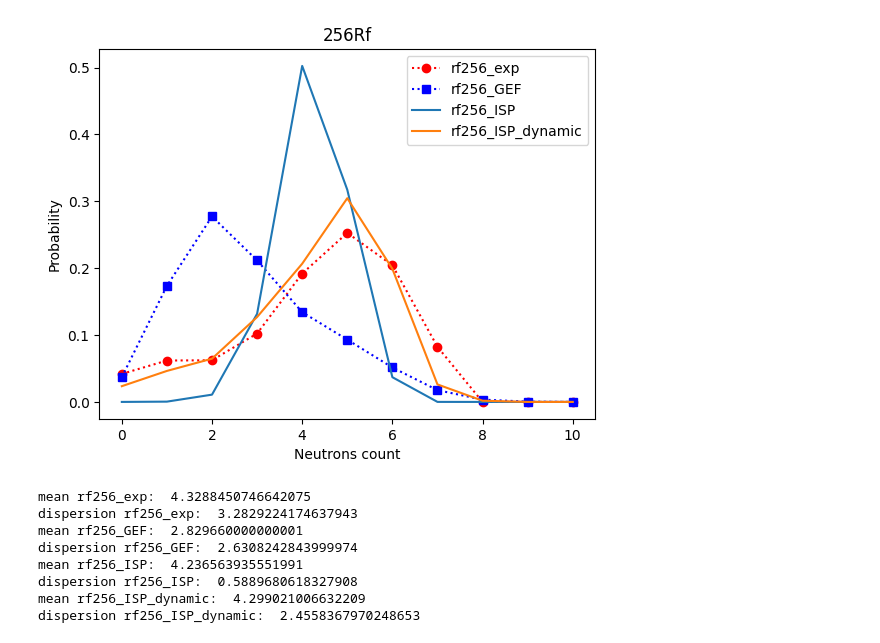
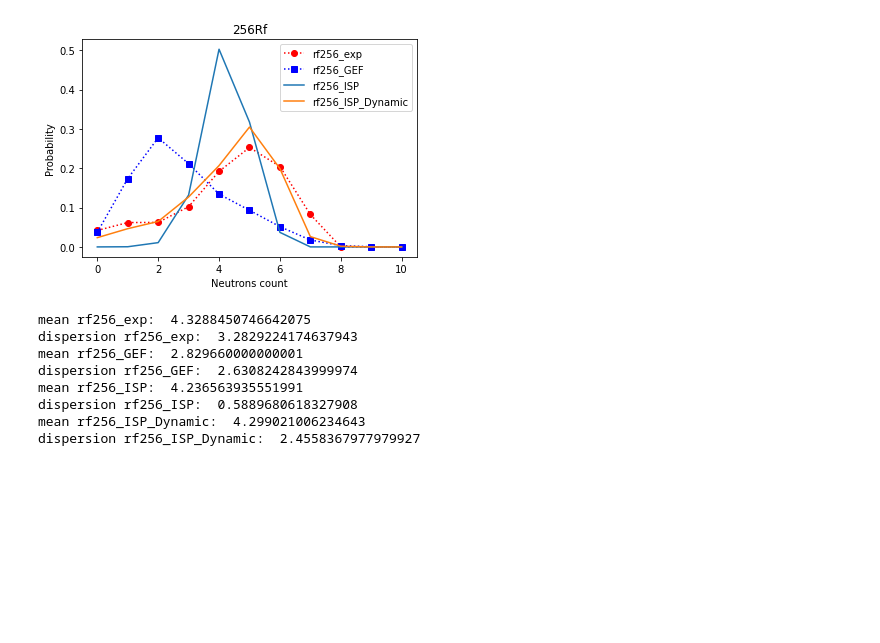
Before and after one commit to siberianisaev/NeutronBarrel, a Jupyter notebook: Python/KStest.ipynb, the cells around one changed output. Drawn from its saved outputs; the diff is of its cells as text; code cells hidden in the pictures; blank space fills up the shorter version.

```diff
--- a/Python/KStest.ipynb
+++ b/Python/KStest.ipynb
@@ -446,56 +464,57 @@ rf256_GEF  = np.array([0.03702,
 rf256_ISP  = np.array([4.05181991626925E-06,
                        0.000433425998227,
                        0.010878532809558,
                        0.131780114312462,
                        0.502530027114439,
                        0.317349605051371,
                        0.036983645881652,
                        3.7584570391364E-05,
                        0,
                        0,
                        0])
-rf256_ISP_dynamic = np.array([
-    0.0235453623,
-    0.0463647544,
-    0.0646839113,
-    0.1269485026,
-    0.2067105155,
-    0.3046739762,
-    0.19909133,
-    0.0261718083,
-    0.0018082146,
-    1.62488135654936E-006,
+rf256_ISP_Dynamic = np.array([
+    0.0235453622833198,
+    0.0463647544144838,
+    0.0646839112696493,
+    0.126948502630999,
+    0.206710515453477,
+    0.304673976188843,
+    0.199091330001939,
+    0.0261718083215604,
+    0.00180821455437181,
+    1.62488135654936E-06,
     0
 ])
+
 xx = list(range(0, 11))
 plt.plot(xx,rf256_exp,'ro:',label='rf256_exp')
 plt.plot(xx,rf256_GEF,'bs:',label='rf256_GEF') # 2.829660000000001 ; std 1.621982
 plt.plot(xx,rf256_ISP,label='rf256_ISP')
-plt.plot(xx,rf256_ISP_dynamic,label='rf256_ISP_dynamic')
+plt.plot(xx,rf256_ISP_Dynamic,label='rf256_ISP_Dynamic')
 plt.legend()
 plt.title('256Rf')
 plt.xlabel('Neutrons count')
 plt.ylabel('Probability')
 plt.show()
 
 print("mean rf256_exp: ", mean_from(rf256_exp))
 print("dispersion rf256_exp: ", dispersion_from(rf256_exp))
 print("mean rf256_GEF: ", mean_from(rf256_GEF))
 print("dispersion rf256_GEF: ", dispersion_from(rf256_GEF))
 print("mean rf256_ISP: ", mean_from(rf256_ISP))
 print("dispersion rf256_ISP: ", dispersion_from(rf256_ISP))
-print("mean rf256_ISP_dynamic: ", mean_from(rf256_ISP_dynamic))
-print("dispersion rf256_ISP_dynamic: ", dispersion_from(rf256_ISP_dynamic))
+print("mean rf256_ISP_Dynamic: ", mean_from(rf256_ISP_Dynamic))
+print("dispersion rf256_ISP_Dynamic: ", dispersion_from(rf256_ISP_Dynamic))
 # %% [output]
-[figure, old version]
+[figure, new version]
 mean rf256_exp:  4.3288450746642075
 dispersion rf256_exp:  3.2829224174637943
 mean rf256_GEF:  2.829660000000001
 dispersion rf256_GEF:  2.6308242843999974
 mean rf256_ISP:  4.236563935551991
 dispersion rf256_ISP:  0.5889680618327908
-mean rf256_ISP_dynamic:  4.299021006632209
-dispersion rf256_ISP_dynamic:  2.4558367970248653
+mean rf256_ISP_Dynamic:  4.299021006234643
+dispersion rf256_ISP_Dynamic:  2.4558367977979927
 # %%
 # Md-260
 md260_exp  = np.array([0.091,
```
Also changed, not shown: parts of 6 cells of this notebook.
